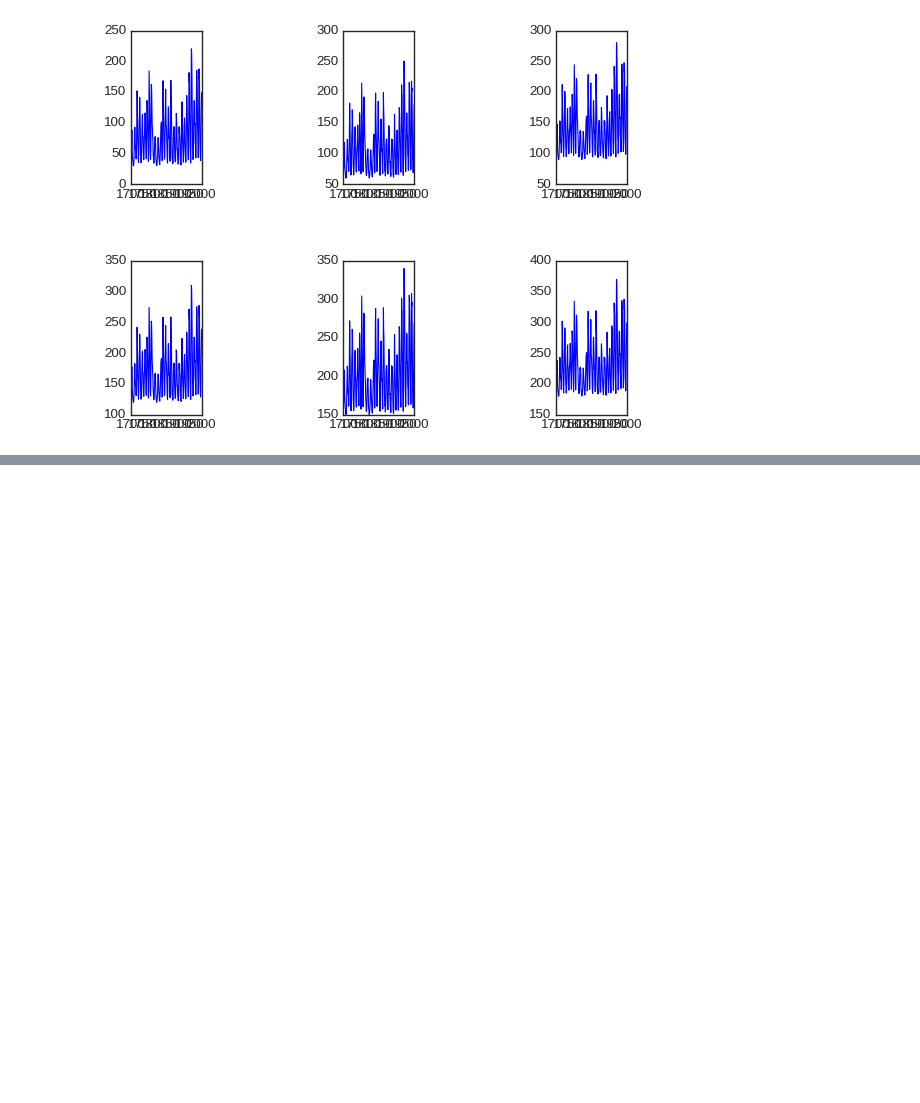
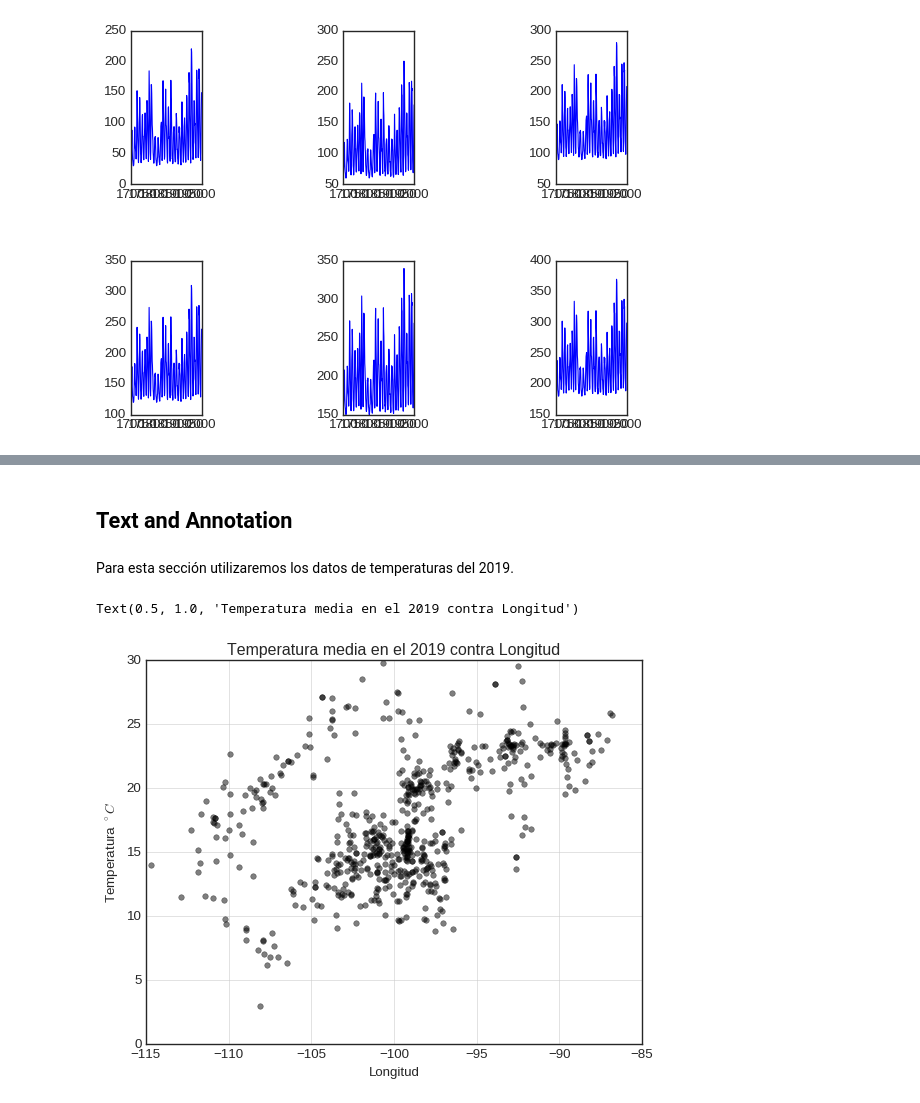
Before and after one commit to DCIDA2019/da2019-anaisabelotodo, a Jupyter notebook: Semana3/Tarea/Tarea.ipynb, the cells around one changed output, grey strips where cells are left out. Saved outputs shown, nothing was run; the diff lists cells and outputs as text; code cells hidden in the pictures; blank space fills up the shorter version.

```diff
--- a/Semana3/Tarea/Tarea.ipynb
+++ b/Semana3/Tarea/Tarea.ipynb
@@ -632,0 +636,13 @@ y_hist.invert_xaxis()
+# %% [markdown]
+## **Text and Annotation**
+# %% [markdown]
+Para esta sección utilizaremos los datos de temperaturas del 2019.
+# %%
+grafica = plt.plot(temp_media_2019['Lon'], temp_media_2019['Tmed'], 'ok', markersize = 5, alpha = 0.5)
+plt.grid('True')
+plt.xlabel('Longitud')
+plt.ylabel('Temperatura $^\circ C$')
+plt.title('Temperatura media en el 2019 contra Longitud')
+# %% [output]
+Text(0.5, 1.0, 'Temperatura media en el 2019 contra Longitud')
+[figure, added]
```
Also changed, not shown: parts of 41 cells of this notebook.
